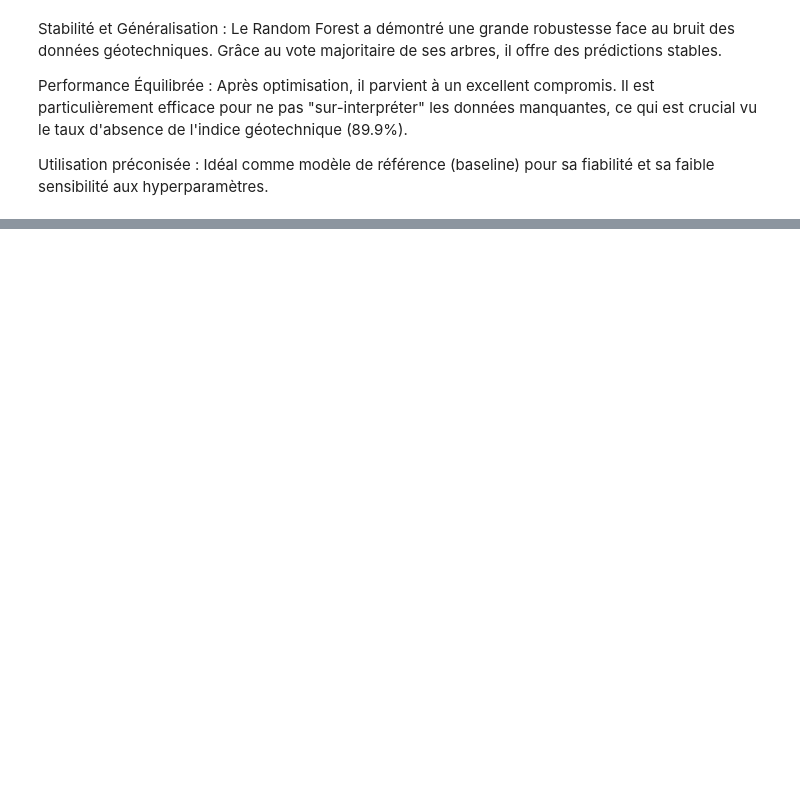
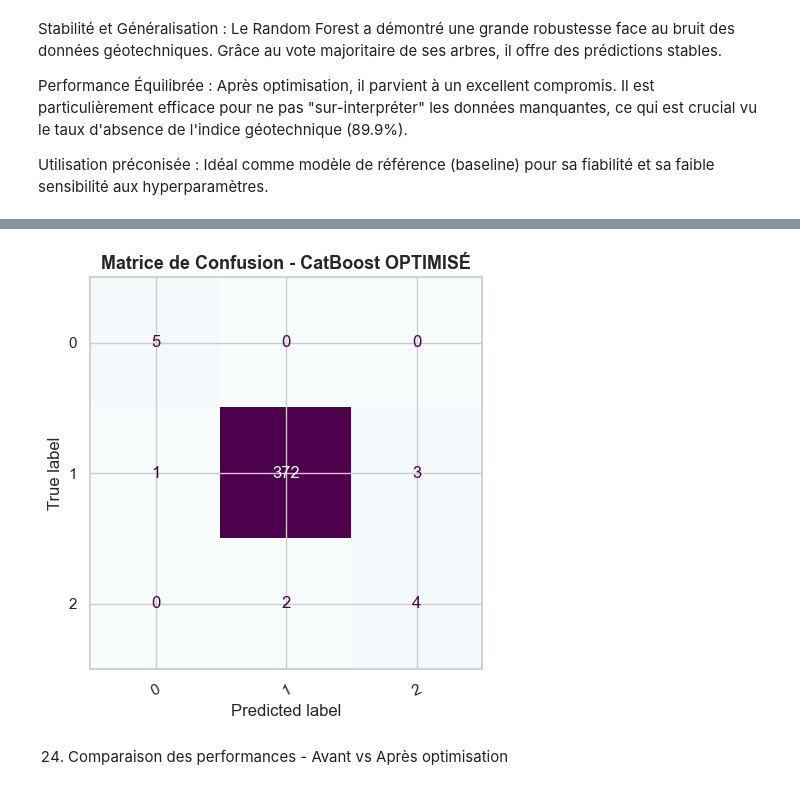
Before and after one commit to marwanbakali099-byte/Projet6_geo_info_ML_Classification, a Jupyter notebook: Projet6_geo_info_ML.ipynb, the cells around one changed output, grey strips where cells are left out. Drawn from its saved outputs; the diff is of its cells as text; code cells hidden in the pictures; blank space fills up the shorter version.

```diff
--- a/Projet6_geo_info_ML.ipynb
+++ b/Projet6_geo_info_ML.ipynb
@@ -2135,0 +2344,31 @@ Utilisation préconisée : Idéal comme modèle de référence (baseline) pour s
+# %%
+# --- Prédictions avec le modèle optimisé ---
+y_pred_opt = best_model.predict(X_test)
+
+# Sécurité : Aplatir si nécessaire (CatBoost peut renvoyer du (n, 1))
+if y_pred_opt.ndim > 1:
+    y_pred_opt = y_pred_opt.flatten()
+
+# --- Visualisation de la Matrice de Confusion ---
+fig, ax = plt.subplots(figsize=(7, 5))
+
+disp_opt = ConfusionMatrixDisplay.from_predictions(
+    y_test,
+    y_pred_opt,
+    display_labels=best_model.named_steps['clf'].classes_,
+    cmap='BuPu',
+    ax=ax,
+    colorbar=False
+)
+
+ax.set_title('Matrice de Confusion - CatBoost OPTIMISÉ', fontsize=13, fontweight='bold')
+plt.xticks(rotation=25)
+plt.tight_layout()
+plt.show()
+################################################################################################
+y_pred_cb_def = y_pred_default
+y_pred_cb_opt = y_pred_opt
+# %% [output]
+[figure, added]
+# %% [markdown]
+24. Comparaison des performances - Avant vs Après optimisation
```
Also changed, not shown: parts of 48 cells of this notebook.
